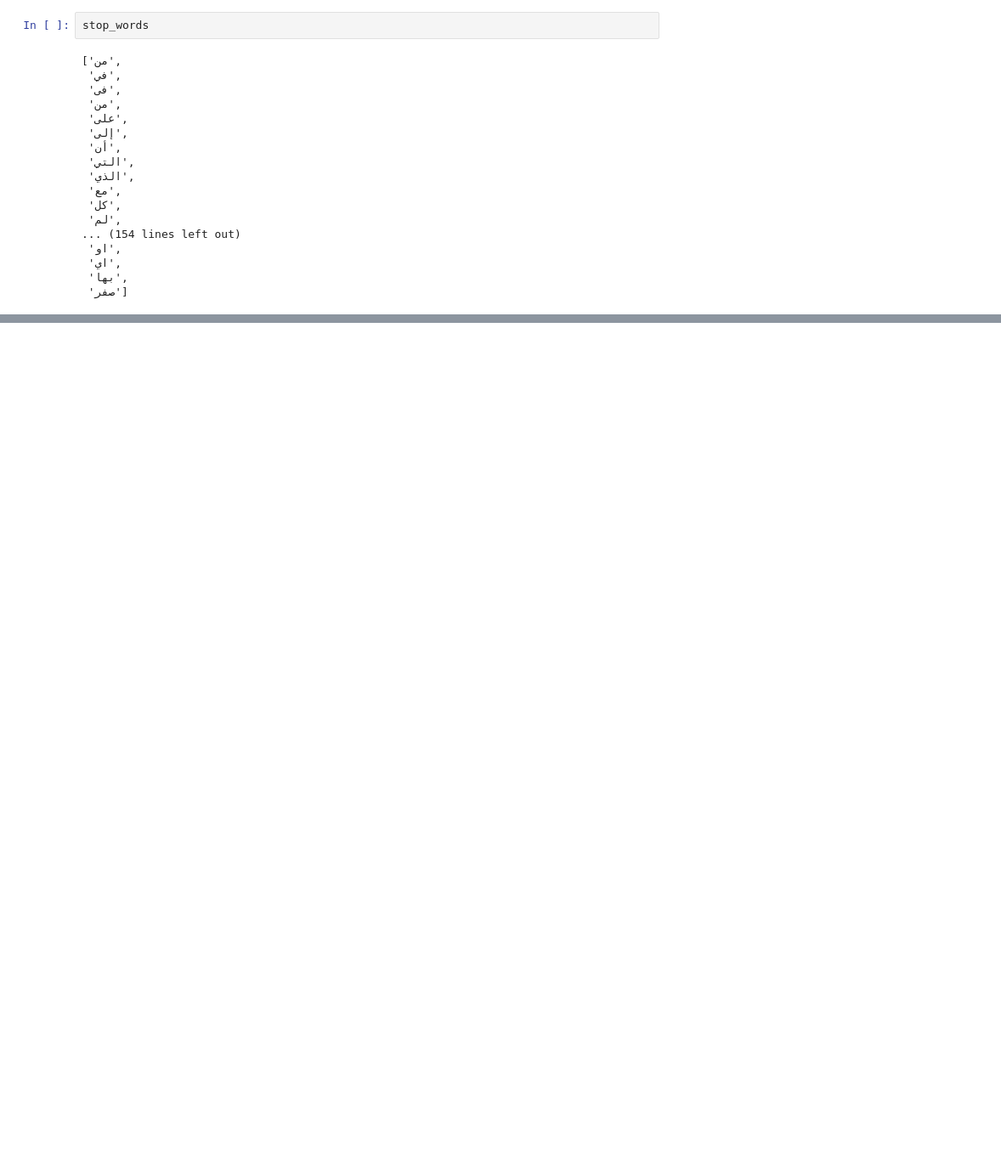
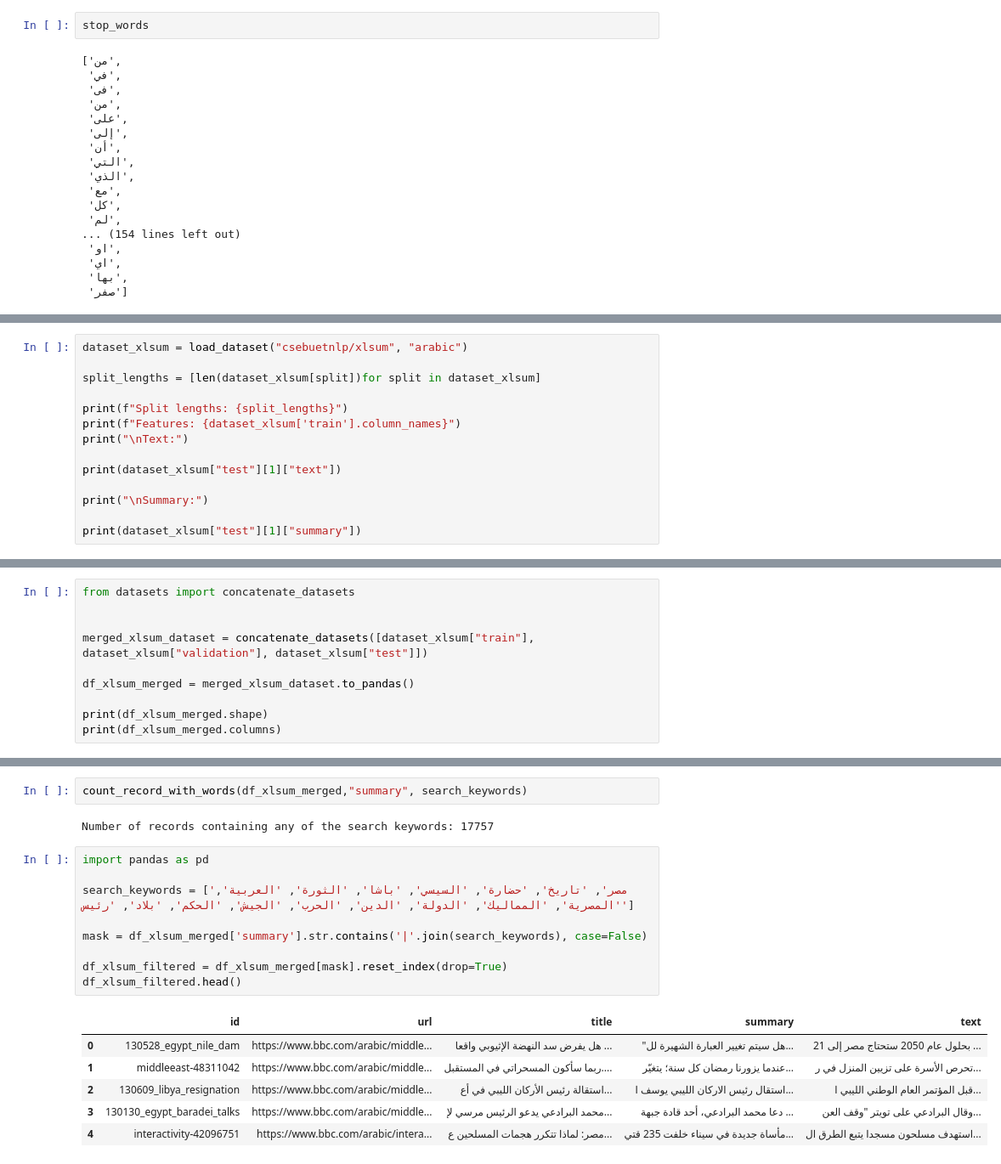
Before and after one commit to Mohieldin-Hammad/Arabic-Text-Summarization, a Jupyter notebook: text summaraization.ipynb, the cells around one changed output, grey strips where cells are left out. Shown at 85% size. Drawn from its saved outputs; the diff is of its cells as text; blank space fills up the shorter version.

```diff
--- a/text summaraization.ipynb
+++ b/text summaraization.ipynb
@@ -279,0 +527,14 @@ stop_words
+# %%
+dataset_xlsum = load_dataset("csebuetnlp/xlsum", "arabic")
+
+split_lengths = [len(dataset_xlsum[split])for split in dataset_xlsum]
+
+print(f"Split lengths: {split_lengths}")
+print(f"Features: {dataset_xlsum['train'].column_names}")
+print("\nText:")
+
+print(dataset_xlsum["test"][1]["text"])
+
+print("\nSummary:")
+
+print(dataset_xlsum["test"][1]["summary"])
@@ -279,0 +582,10 @@ stop_words
+# %%
+from datasets import concatenate_datasets
+
+
+merged_xlsum_dataset = concatenate_datasets([dataset_xlsum["train"], dataset_xlsum["validation"], dataset_xlsum["test"]])
+
+df_xlsum_merged = merged_xlsum_dataset.to_pandas()
+
+print(df_xlsum_merged.shape)
+print(df_xlsum_merged.columns)
@@ -279,0 +610,20 @@ stop_words
+# %%
+count_record_with_words(df_xlsum_merged,"summary", search_keywords)
+# %% [output]
+Number of records containing any of the search keywords: 17757
+# %%
+import pandas as pd
+
+search_keywords = ['مصر', 'تاريخ', 'حضارة', 'السيسي', 'باشا', 'الثورة', 'العربية', 'المصرية', 'المماليك', 'الدولة', 'الدين', 'الحرب', 'الجيش', 'الحكم', 'بلاد', 'رئيس']
+
+mask = df_xlsum_merged['summary'].str.contains('|'.join(search_keywords), case=False)
+
+df_xlsum_filtered = df_xlsum_merged[mask].reset_index(drop=True)
+df_xlsum_filtered.head()
+# %% [output]
+|  | id | url | title | summary | text |
+| 0 | 130528_egypt_nile_dam | https://www.bbc.com/arabic/middle... | هل يفرض سد النهضة الإثيوبي واقعا ... | "هل سيتم تغيير العبارة الشهيرة لل... | بحلول عام 2050 ستحتاج مصر إلى 21 ... |
+| 1 | middleeast-48311042 | https://www.bbc.com/arabic/middle... | ربما سأكون المسحراتي في المستقبل.... | عندما يزورنا رمضان كل سنة؛ يتغيّر... | تحرص الأسرة على تزيين المنزل في ر... |
+| 2 | 130609_libya_resignation | https://www.bbc.com/arabic/middle... | استقالة رئيس الأركان الليبي في أع... | استقال رئيس الاركان الليبي يوسف ا... | قبل المؤتمر العام الوطني الليبي ا... |
+| 3 | 130130_egypt_baradei_talks | https://www.bbc.com/arabic/middle... | محمد البرادعي يدعو الرئيس مرسي لإ... | دعا محمد البرادعي، أحد قادة جبهة ... | وقال البرادعي على تويتر "وقف العن... |
+| 4 | interactivity-42096751 | https://www.bbc.com/arabic/intera... | مصر: لماذا تتكرر هجمات المسلحين ع... | مأساة جديدة في سيناء خلفت 235 قتي... | استهدف مسلحون مسجدا يتبع الطرق ال... |
```
Also changed, not shown: parts of 48 cells of this notebook.
